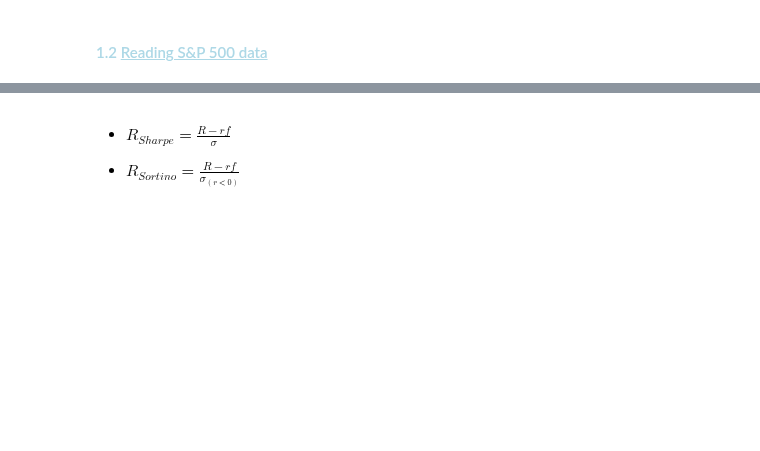
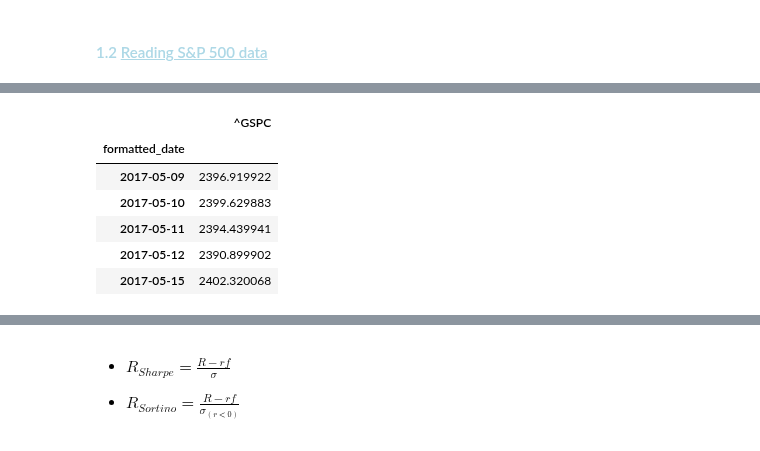
Before and after one commit to EMarquez7/Examen-de-Simulaci-n-2, a Jupyter notebook: Optimization.ipynb, the cells around one changed output, grey strips where cells are left out. Cells and saved outputs as stored; diff of their text form; code cells hidden in the pictures; blank space fills up the shorter version.

```diff
--- a/Optimization.ipynb
+++ b/Optimization.ipynb
@@ -137,0 +153,10 @@ SP_Assets = pd.read_csv("Data/sp500.csv", index_col=0)
+# %%
+SP_r.head()
+# %% [output]
+|  | ^GSPC |
+| formatted_date |  |
+| 2017-05-09 | 2396.919922 |
+| 2017-05-10 | 2399.629883 |
+| 2017-05-11 | 2394.439941 |
+| 2017-05-12 | 2390.899902 |
+| 2017-05-15 | 2402.320068 |
```
Also changed, not shown: parts of 22 cells of this notebook, 2 other files.
